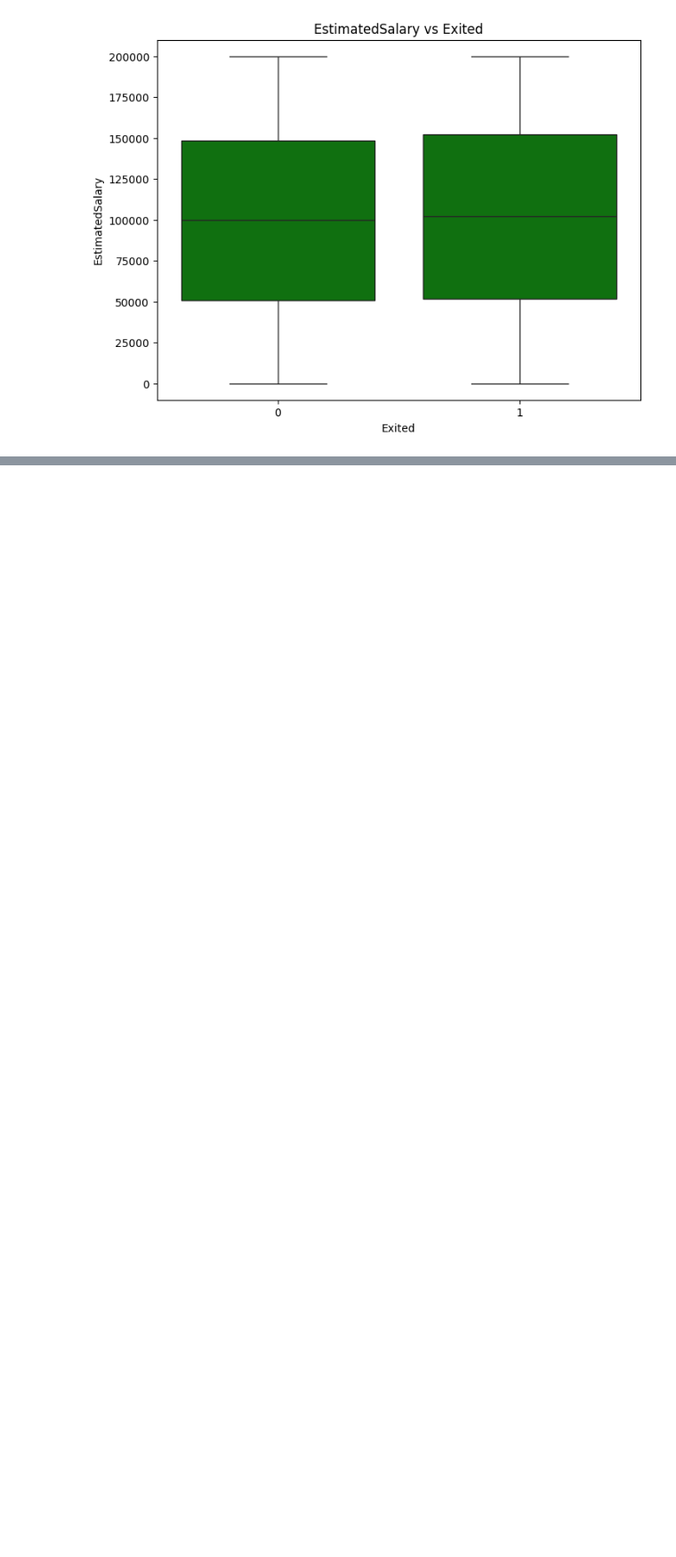
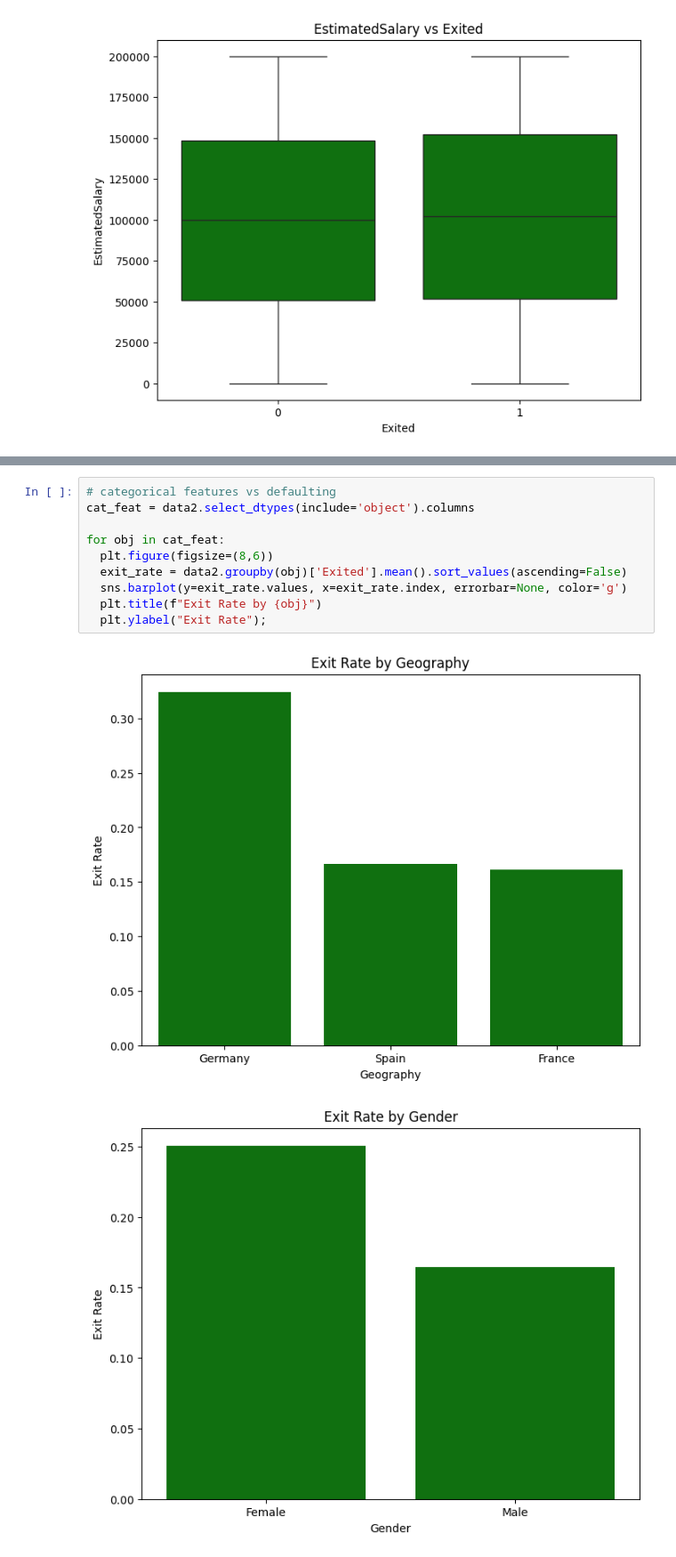
Before and after one commit to joyangelai/Customer-Churn-Prediction, a Jupyter notebook: CustomerChurnPrediction.ipynb, the cells around one changed output, grey strips where cells are left out. Shown: that part at 89% size. Drawn from its saved outputs; the diff is of its cells as text; blank space fills up the shorter version.

```diff
--- a/CustomerChurnPrediction.ipynb
+++ b/CustomerChurnPrediction.ipynb
@@ -336,0 +343,13 @@ for colo in numericals:
+# %%
+# categorical features vs defaulting
+cat_feat = data2.select_dtypes(include='object').columns
+
+for obj in cat_feat:
+  plt.figure(figsize=(8,6))
+  exit_rate = data2.groupby(obj)['Exited'].mean().sort_values(ascending=False)
+  sns.barplot(y=exit_rate.values, x=exit_rate.index, errorbar=None, color='g')
+  plt.title(f"Exit Rate by {obj}")
+  plt.ylabel("Exit Rate");
+# %% [output]
+[figure, added]
+[figure, added]
```
Also changed, not shown: parts of 7 cells of this notebook.
